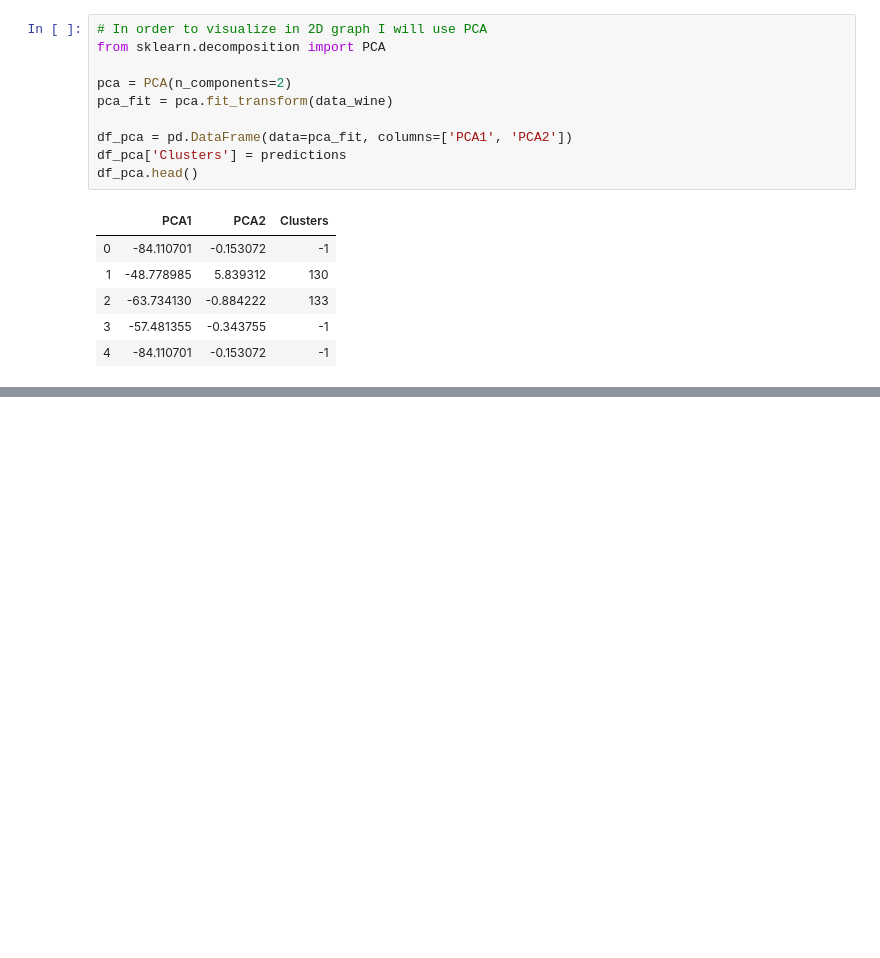
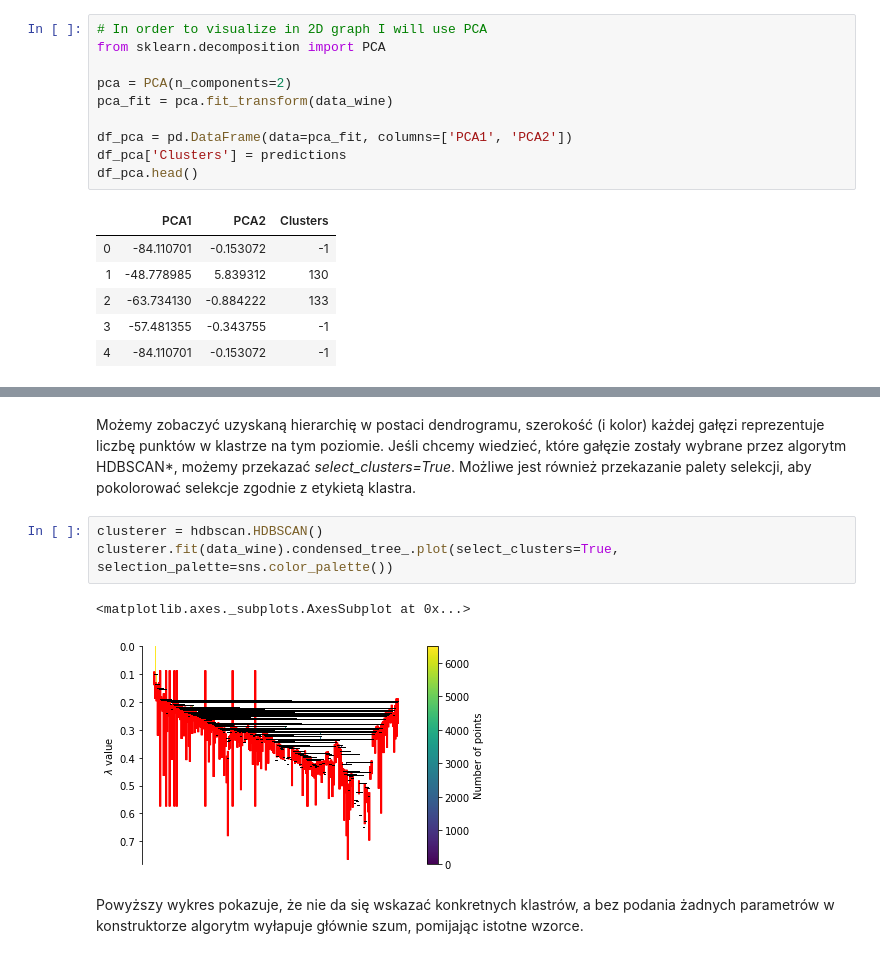
Before and after one commit to mic9410/wine-dataset, a Jupyter notebook: Wine dataset.ipynb, the cells around one changed output, grey strips where cells are left out. Drawn from its saved outputs; the diff is of its cells as text; blank space fills up the shorter version.

```diff
--- a/Wine dataset.ipynb
+++ b/Wine dataset.ipynb
@@ -233,0 +223,10 @@ plt.title('Personality Clusters after PCA');
+# %% [markdown]
+Możemy zobaczyć uzyskaną hierarchię w postaci dendrogramu, szerokość (i kolor) każdej gałęzi reprezentuje liczbę punktów w klastrze na tym poziomie. Jeśli chcemy wiedzieć, które gałęzie zostały wybrane przez algorytm HDBSCAN*, możemy przekazać *select_clusters=True*. Możliwe jest również przekazanie palety selekcji, aby pokolorować selekcje zgodnie z etykietą klastra.
+# %%
+clusterer = hdbscan.HDBSCAN()
+clusterer.fit(data_wine).condensed_tree_.plot(select_clusters=True, selection_palette=sns.color_palette())
+# %% [output]
+<matplotlib.axes._subplots.AxesSubplot at 0x...>
+[figure, added]
+# %% [markdown]
+Powyższy wykres pokazuje, że nie da się wskazać konkretnych klastrów, a bez podania żadnych parametrów w konstruktorze algorytm wyłapuje głównie szum, pomijając istotne wzorce.
```
Also changed, not shown: parts of 35 cells of this notebook.
